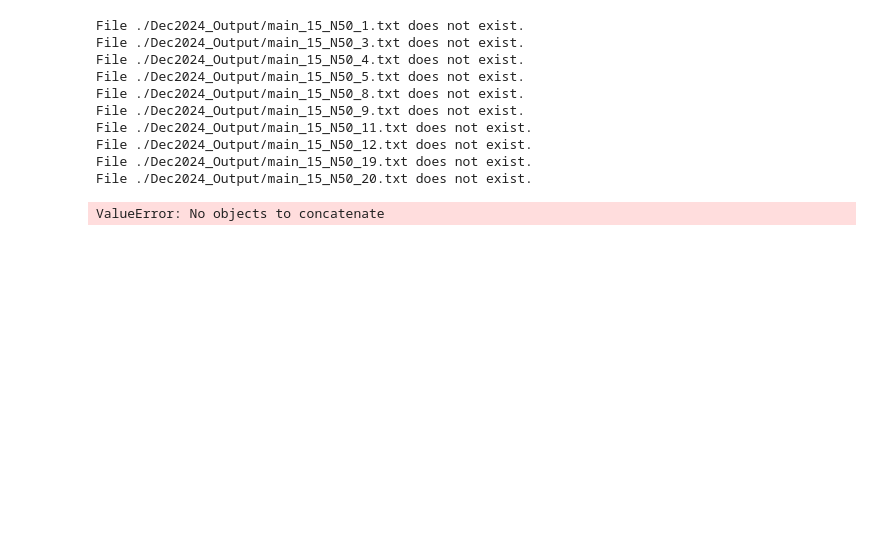
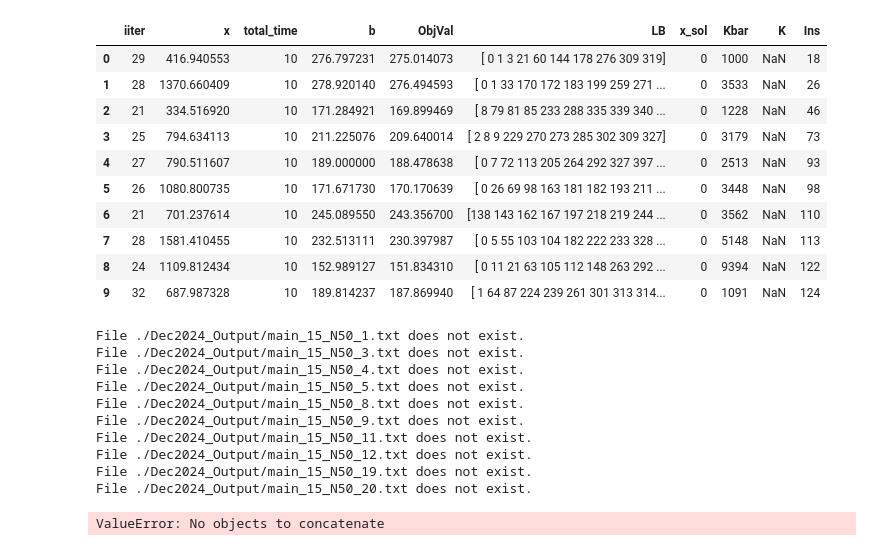
Before and after one commit to diHnguyen/SSPI, a Jupyter notebook: PythonConversion/Dec2024_Output/ProcessOutput.ipynb, the cells around one changed output. Drawn from its saved outputs; the diff is of its cells as text; code cells hidden in the pictures; blank space fills up the shorter version.

```diff
--- a/PythonConversion/Dec2024_Output/ProcessOutput.ipynb
+++ b/PythonConversion/Dec2024_Output/ProcessOutput.ipynb
@@ -0,0 +107,80 @@
+# %%
+#Branch33-01
+import pandas as pd
+import os
+import numpy as np
+
+os.chdir("/Users/dinguyen/Desktop/Local Documents/GitHub/Paper5/PythonConversion/")
+N =50
+
+# N30
+# ins = [1,2,5,6,7,8,9,10,11,12]
+# ins = [4,20,83,99,107,166,172,174,200,241]
+# ins = [3,35,36,37,52,63,64,150, 282,319]
+
+# N40
+# ins = [1, 3, 5, 6, 7, 9, 10, 11, 12, 13]
+# ins =  [4, 8, 16, 27, 33, 36, 37, 48, 64, 68]
+# ins =  [2, 14, 18, 22, 24, 38, 39, 40, 56, 76]
+
+# N50
+# ins =  [6, 7, 10, 13, 14, 15, 16, 17, 21]#[2, 6, 7, 10, 13, 14, 15, 16, 17, 21]
+ins =  [18, 26, 46, 73, 93, 98, 110, 113, 122, 124]
+# ins =  [1, 3, 4, 5, 8, 9, 11, 12, 19, 20]
+
+
+def processMain(N, ins):
+    fileNames = []
+    for i in ins:
+        fileNames.append("./Dec2024_Output/Iter/main_15_N"+str(N)+"_"+str(i)+".txt")
+        # fileNames.append("./Iter/main_A3_0_15_N"+str(N)+"_"+str(i)+".txt")
+    dfs_list = []
+    for filename in fileNames:
+        # print(filename)
+        split = filename.split("_")[-1].split(".")[0]
+        # print(split)
+        # Use the next line for finished ins
+        try:
+            num_rows = sum(1 for line in open(filename))
+
+            df = pd.read_csv(''+filename, sep=';', names=['iiter','x','total_time','b','ObjVal','LB','x_sol', 'Kbar', 'K'], header=None, skiprows=num_rows-1, nrows=1)
+            # Use the one below for Iter collection
+            # df = pd.read_csv('./Iter/'+filename, sep=';', names=['iiter','total_time','b','ObjVal','x_sol'], header=None)
+            df['Ins'] = split
+            df['Ins'] = df['Ins'].astype(int)
+            # df = df.tail(2)
+            # df = df.iloc[-2]
+            dfs_list.append(df)
+        except:
+            print("File "+filename+" does not exist.")
+        # print(df)
+    df_filtered = pd.concat(dfs_list, axis=0, ignore_index=True)
+
+    # ins_terminate = list(df_filtered[df_filtered.iiter == -1]['Ins'])
+    df_filtered = df_filtered[df_filtered.iiter != -1]
+    # print("Ins terminate ", ins_terminate)
+    # ins_not_terminate = list(df_filtered[~df_filtered['Ins'].isin(ins_terminate)]['Ins'])#np.array(df_filtered[(df_filtered['iiter']<df_filtered['max'])&(df_filtered['iiter']!=-1)]['Ins'])
+    # print("Ins not terminate ", ins_not_terminate)
+    # df_filtered = df_filtered[df_filtered.Status == -1]
+
+    # df_filtered["OptGap"] = (df_filtered.ObjVal-df_filtered.LB)/df_filtered.ObjVal*100
+    # solved_ins = len(df_filtered)
+    # avg_time = df_filtered['total_time'].mean()
+    # avg_K = df_filtered['K'].mean()
+    # opt_gap = df_filtered["OptGap"].mean()
+    avg_iter = df_filtered["iiter"].mean()+1
+    # print("Number of solved ins ", solved_ins)
+    # print("Average Sol Time ", avg_time)
+    # print("Average |K| ", avg_K)
+    # print("Average Opt Gap ", opt_gap,"%")
+    print("Average Iter", avg_iter)
+    # print(str(solved_ins), " & %.1f"  % avg_time, " & %.1f" % avg_K, " & %.2f" %opt_gap, "\% & ",str(avg_iter) )
+    # print(output)
+    # for i in range(5):
+    #     output = pd.read_csv(EXP+"_N"+str(N)+"_"+str(i+1)+".txt", sep=";", header=None)
+
+    return df_filtered
+
+df_default = processMain(N,ins)
+df_default
+# %% [output]
@@ -1,3 +188,14 @@
+|  | iiter | x | total_time | b | ObjVal | LB | x_sol | Kbar | K | Ins |
+| 0 | 29 | 416.940553 | 10 | 276.797231 | 275.014073 | [ 0 1 3 21 60 144 178 276 309 319] | 0 | 1000 | NaN | 18 |
+| 1 | 28 | 1370.660409 | 10 | 278.920140 | 276.494593 | [ 0 1 33 170 172 183 199 259 271 ... | 0 | 3533 | NaN | 26 |
+| 2 | 21 | 334.516920 | 10 | 171.284921 | 169.899469 | [ 8 79 81 85 233 288 335 339 340 ... | 0 | 1228 | NaN | 46 |
+| 3 | 25 | 794.634113 | 10 | 211.225076 | 209.640014 | [ 2 8 9 229 270 273 285 302 309 327] | 0 | 3179 | NaN | 73 |
+| 4 | 27 | 790.511607 | 10 | 189.000000 | 188.478638 | [ 0 7 72 113 205 264 292 327 397 ... | 0 | 2513 | NaN | 93 |
+| 5 | 26 | 1080.800735 | 10 | 171.671730 | 170.170639 | [ 0 26 69 98 163 181 182 193 211 ... | 0 | 3448 | NaN | 98 |
+| 6 | 21 | 701.237614 | 10 | 245.089550 | 243.356700 | [138 143 162 167 197 218 219 244 ... | 0 | 3562 | NaN | 110 |
+| 7 | 28 | 1581.410455 | 10 | 232.513111 | 230.397987 | [ 0 5 55 103 104 182 222 233 328 ... | 0 | 5148 | NaN | 113 |
+| 8 | 24 | 1109.812434 | 10 | 152.989127 | 151.834310 | [ 0 11 21 63 105 112 148 263 292 ... | 0 | 9394 | NaN | 122 |
+| 9 | 32 | 687.987328 | 10 | 189.814237 | 187.869940 | [ 1 64 87 224 239 261 301 313 314... | 0 | 1091 | NaN | 124 |
 # %%
 import pandas as pd
 import os
```
Also changed, not shown: parts of 2 cells of this notebook.
